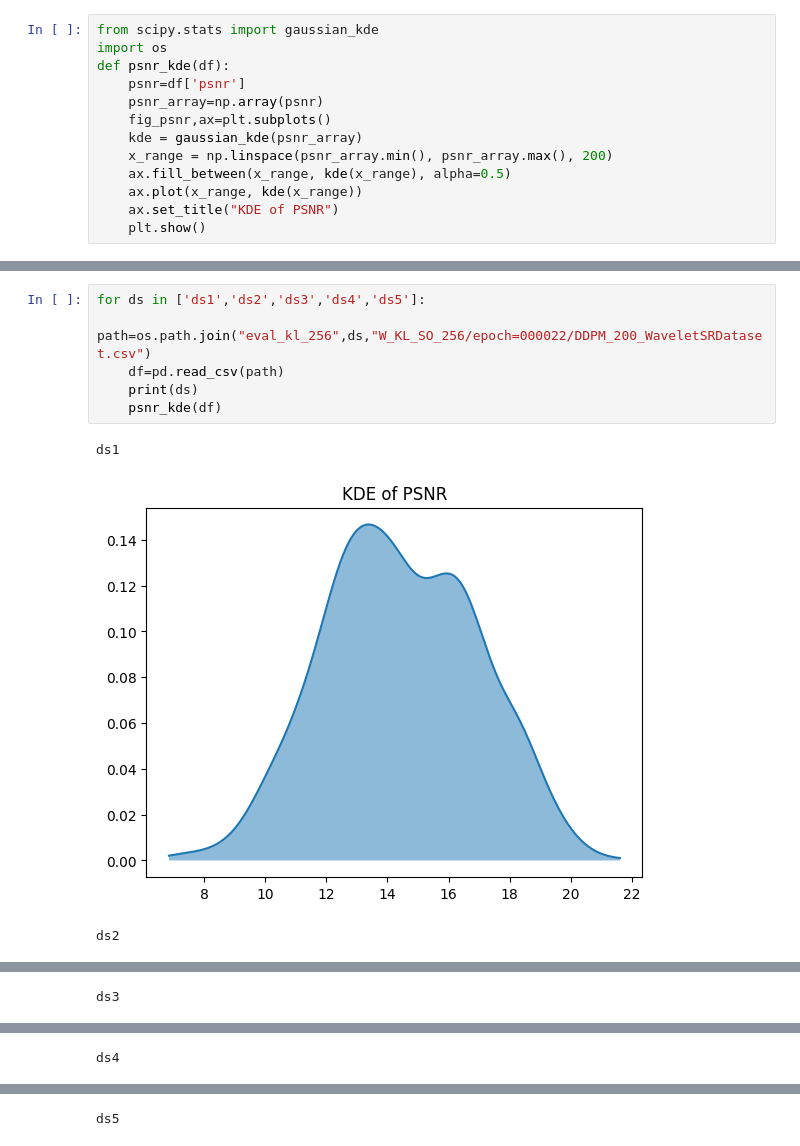
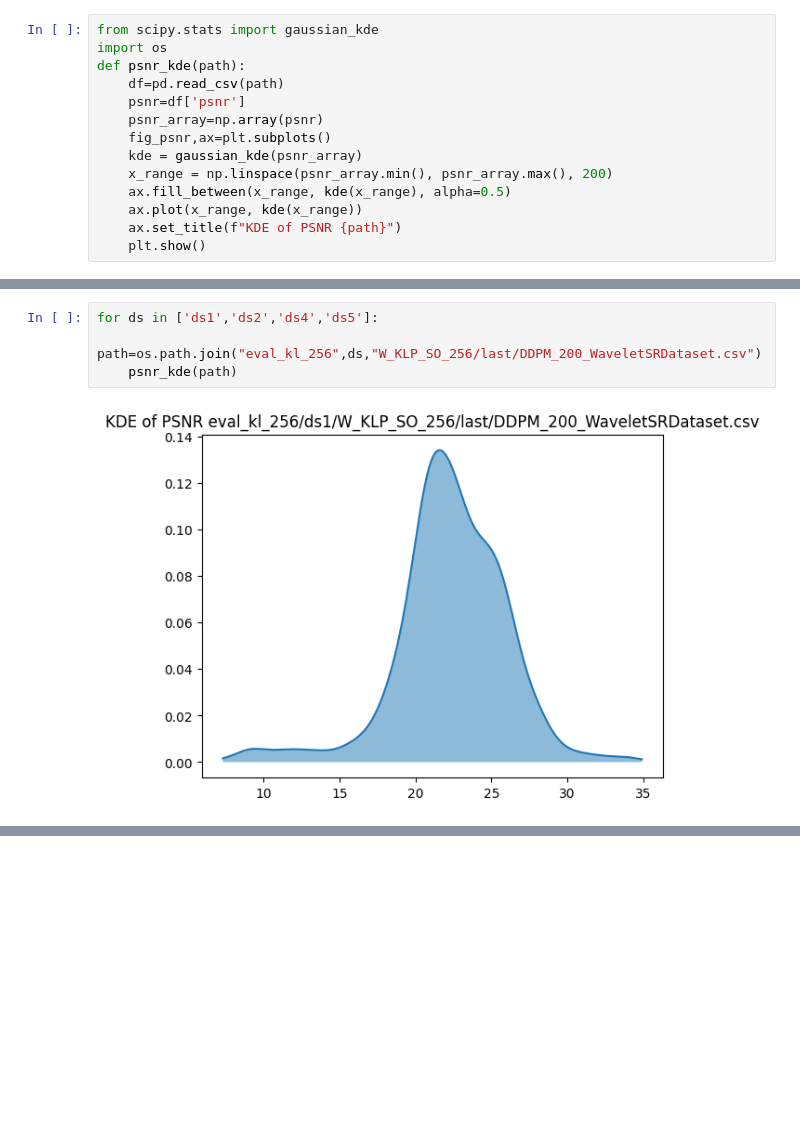
Before and after one commit to flyingbucket/stable_sr, a Jupyter notebook: val.ipynb, the cells around one changed output, grey strips where cells are left out. Drawn from its saved outputs; the diff is of its cells as text; blank space fills up the shorter version.

```diff
--- a/val.ipynb
+++ b/val.ipynb
@@ -22,7 +6,8 @@ df_256.sort_values(by="psnr",ascending=False).head(10)
 # %%
 from scipy.stats import gaussian_kde
 import os
-def psnr_kde(df):
+def psnr_kde(path):
+    df=pd.read_csv(path)
     psnr=df['psnr']
     psnr_array=np.array(psnr)
     fig_psnr,ax=plt.subplots()
@@ -30,5 +15,5 @@ def psnr_kde(df):
     x_range = np.linspace(psnr_array.min(), psnr_array.max(), 200)
     ax.fill_between(x_range, kde(x_range), alpha=0.5)
     ax.plot(x_range, kde(x_range))
-    ax.set_title("KDE of PSNR")
+    ax.set_title(f"KDE of PSNR {path}")
     plt.show()
@@ -35,10 +24,6 @@ def psnr_kde(df):
 # %%
-for ds in ['ds1','ds2','ds3','ds4','ds5']:
-    path=os.path.join("eval_kl_256",ds,"W_KL_SO_256/epoch=000022/DDPM_200_WaveletSRDataset.csv")
-    df=pd.read_csv(path)
-    print(ds)
-    psnr_kde(df)
+for ds in ['ds1','ds2','ds4','ds5']:
+    path=os.path.join("eval_kl_256",ds,"W_KLP_SO_256/last/DDPM_200_WaveletSRDataset.csv")
+    psnr_kde(path)
 # %% [output]
-ds1
-[figure, old version]
+[figure, new version]
-ds2
@@ -46 +30,0 @@ ds2
-ds3
@@ -48 +31,0 @@ ds3
-ds4
@@ -50 +32,0 @@ ds4
-ds5
```
Also changed, not shown: parts of 11 cells of this notebook, 1 other file.
